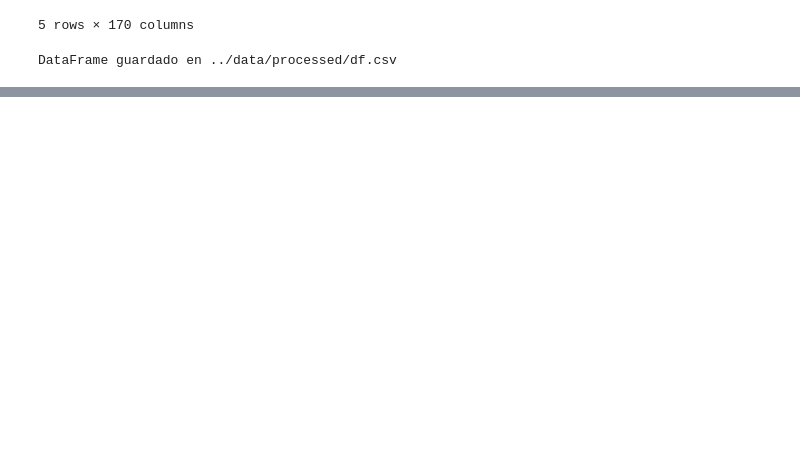
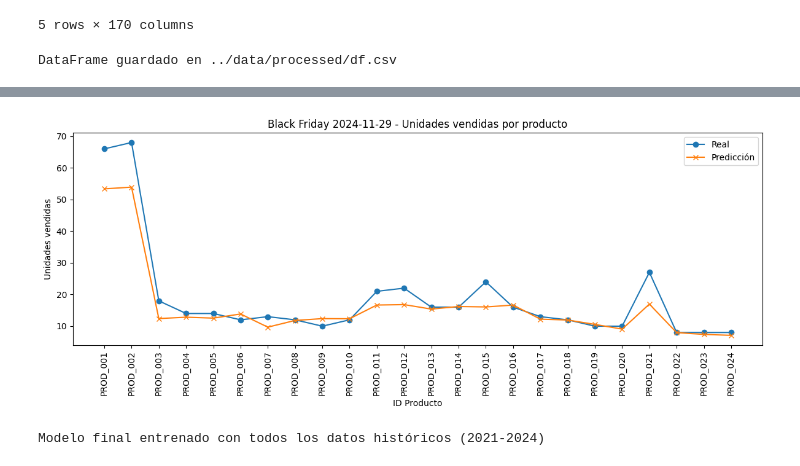
Before and after one commit to Manusalmos05/forecasting, a Jupyter notebook: notebooks/entrenamiento.ipynb, the cells around one changed output, grey strips where cells are left out. Cells and saved outputs as stored; diff of their text form; code cells hidden in the pictures; blank space fills up the shorter version.

```diff
--- a/notebooks/entrenamiento.ipynb
+++ b/notebooks/entrenamiento.ipynb
@@ -543,0 +762,59 @@ Index(['fecha', 'producto_id', 'nombre', 'categoria', 'subcategoria',
+# %%
+# 🤖 Análisis específico de Black Friday 2024 para todos los productos
+import matplotlib.pyplot as plt
+import numpy as np
+
+# Encontrar la fecha de Black Friday 2024 (último viernes de noviembre)
+nov_2024 = pd.date_range(start='2024-11-01', end='2024-11-30', freq='D')
+black_friday = nov_2024[nov_2024.weekday == 4][-1]
+
+# Filtrar datos de ese día
+df_bf = df[df['fecha'] == black_friday].copy()
+
+# Variables predictoras (igual que en el entrenamiento)
+drop_cols = ['fecha', 'ingresos', 'unidades_vendidas']
+X_cols = [col for col in df_bf.columns if col not in drop_cols and df_bf[col].dtype != 'O']
+
+X_bf = df_bf[X_cols]
+y_real_bf = df_bf['unidades_vendidas']
+y_pred_bf = model.predict(X_bf)
+
+# Gráfico
+plt.figure(figsize=(12,5))
+ids = df_bf['producto_id'].astype(str)
+plt.plot(ids, y_real_bf, label='Real', marker='o')
+plt.plot(ids, y_pred_bf, label='Predicción', marker='x')
+plt.title(f'Black Friday {black_friday.date()} - Unidades vendidas por producto')
+plt.xlabel('ID Producto')
+plt.ylabel('Unidades vendidas')
+plt.legend()
+plt.xticks(rotation=90)
+plt.tight_layout()
+plt.show()
+# %% [output]
+[figure, added]
+# %%
+# 🤖 Reentrenamiento del modelo final con todos los datos históricos (2021-2024)
+from sklearn.ensemble import HistGradientBoostingRegressor
+
+# Selección de variables predictoras y target (igual que antes)
+target = 'unidades_vendidas'
+drop_cols = ['fecha', 'ingresos', target]
+X_cols = [col for col in df.columns if col not in drop_cols and df[col].dtype != 'O']
+
+X_full = df[X_cols]
+y_full = df[target]
+
+# Entrenamiento del modelo final
+modelo_final = HistGradientBoostingRegressor(
+    learning_rate=0.05,
+    max_iter=400,
+    max_depth=7,
+    l2_regularization=1.0,
+    random_state=42
+)
+modelo_final.fit(X_full, y_full)
+
+print('Modelo final entrenado con todos los datos históricos (2021-2024)')
+# %% [output]
+Modelo final entrenado con todos los datos históricos (2021-2024)
```
Also changed, not shown: parts of 6 cells of this notebook.
